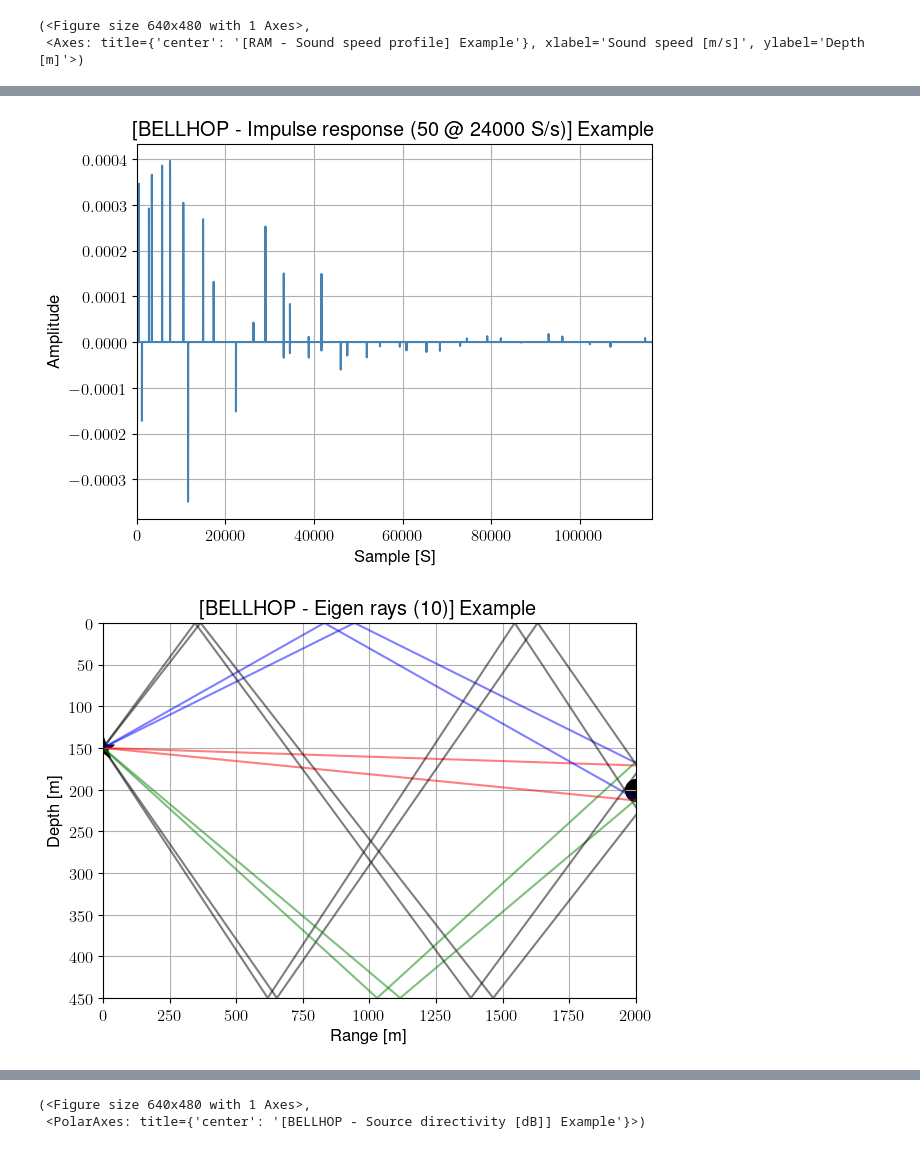
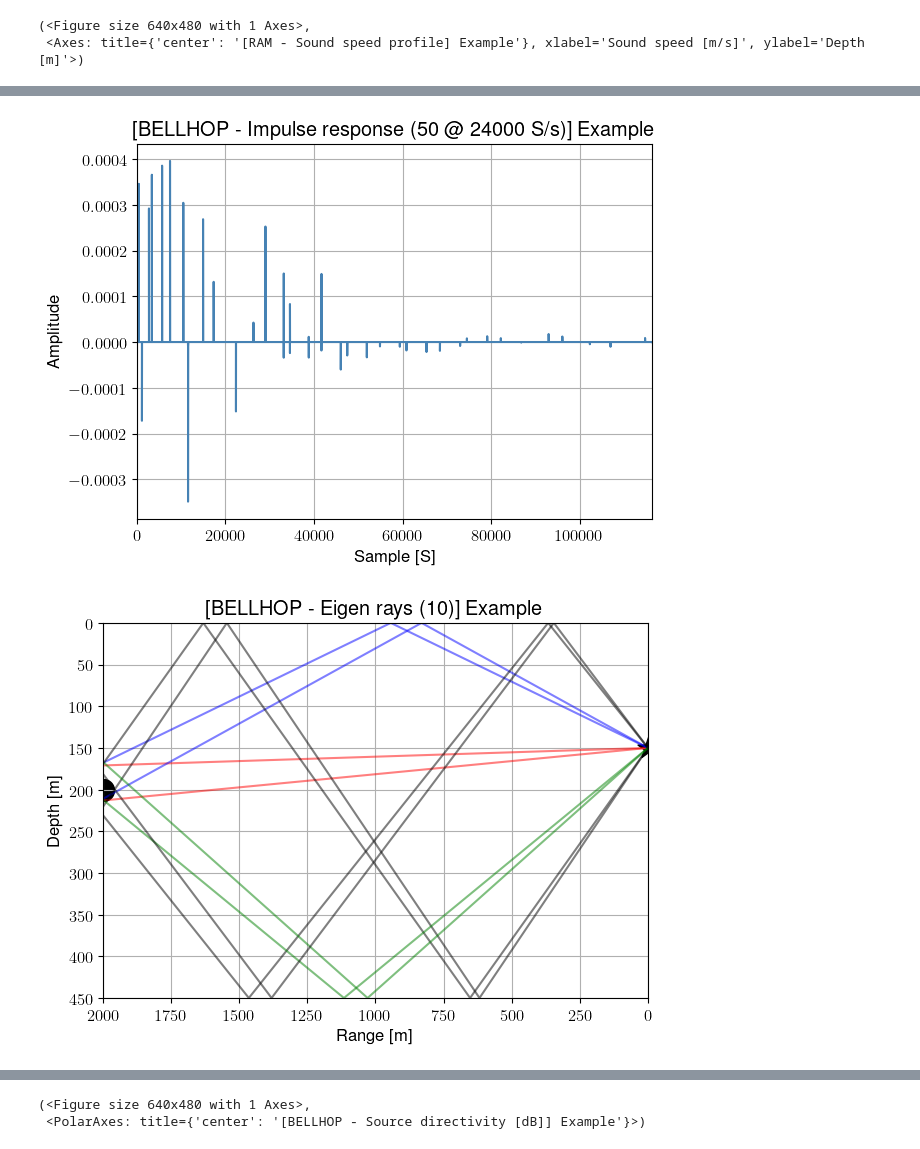
Before and after one commit to ErVuL/uAcoustics, a Jupyter notebook: python/Compare.ipynb, the cells around one changed output, grey strips where cells are left out. Cells and saved outputs as stored; diff of their text form; code cells hidden in the pictures.

```diff
--- a/python/Compare.ipynb
+++ b/python/Compare.ipynb
@@ -1,7 +1,7 @@
 # %%
 import arlpy.uwapm as pm
 import numpy as np
-x         = np.linspace(-2000, 5000, 1080)
+x         = np.linspace(-2000, 2000, 1081)
 z         = np.linspace(-15, 500,  720)
 # %%
 env = pm.make_env2d(
@@ -59,22 +58,22 @@ RAM.plot_ssp()
 (<Figure size 640x480 with 1 Axes>,
  <Axes: title={'center': '[RAM - Sound speed profile] Example'}, xlabel='Sound speed [m/s]', ylabel='Depth [m]'>)
 # %%
-env['rx_range'] = 2000
+env['rx_range'] = -2000
 env['rx_depth'] = 200
 env = pm.make_env2d(**env)
 env = BELLHOP.set_env(env)
 
 BELLHOP.compute_arrivals()
 BELLHOP.compute_impulse_respsonse(fs=24000, nArrival=100)
 BELLHOP.compute_eigen_rays()
 BELLHOP.compute_rays()
 
 BELLHOP.plot_arrivals(nArrival=50)
 BELLHOP.plot_impulse_response(nArrival=50)
 BELLHOP.plot_eigen_rays()
 BELLHOP.plot_rays(nRay=8)
 BELLHOP.plot_beam()
 # %% [output]
 [figure]
 [figure]
-[figure, old version]
+[figure, new version]
```
Also changed, not shown: parts of 2 cells of this notebook, 6 other files.
